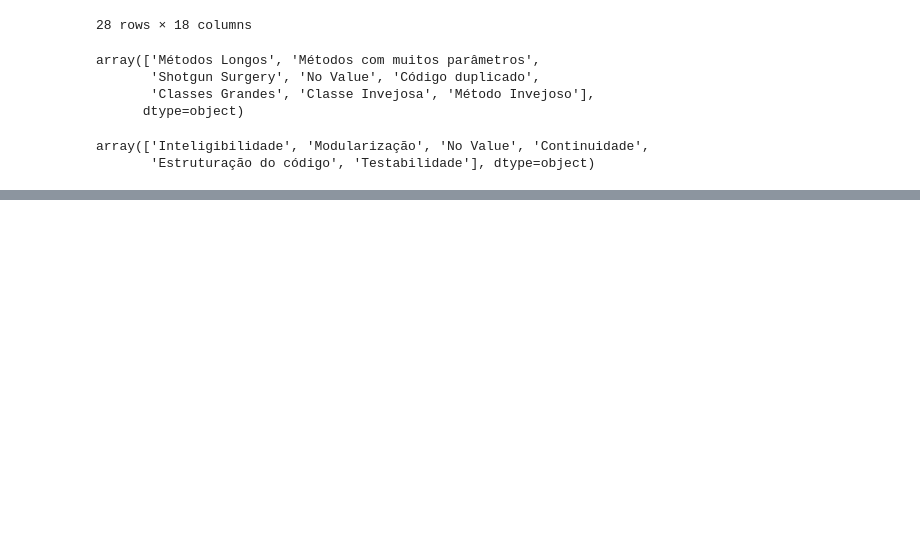
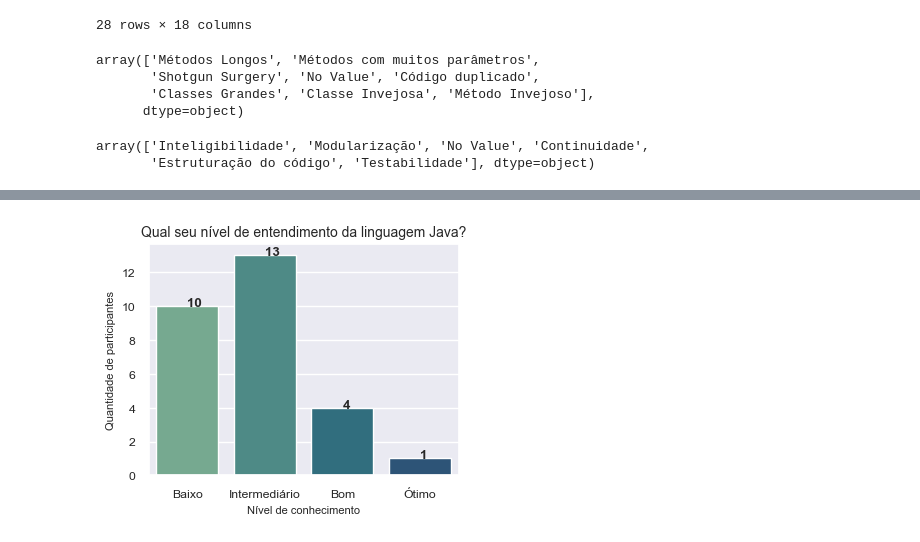
Before and after one commit to stefaneadna/Quality_Software, a Jupyter notebook: trabalho3/analise.ipynb, the cells around one changed output, grey strips where cells are left out. Drawn from its saved outputs; the diff is of its cells as text; code cells hidden in the pictures; blank space fills up the shorter version.

```diff
--- a/trabalho3/analise.ipynb
+++ b/trabalho3/analise.ipynb
@@ -137,0 +156,20 @@ plt.pie(data['1_Entendimento_Java'],labels=data['index'])
+# %%
+def bar(column_name,titulo):
+    sns.set_style("whitegrid")
+    sns.set(font_scale=0.8)
+    bar,ax = plt.subplots(figsize=(4,3))
+    ax = sns.countplot(x=df_form2[column_name],  palette="crest",orient='v', order=['Baixo',"Intermediário",'Bom',"Ótimo"])
+    ax.set_title(titulo, fontsize=10)
+    ax.set_ylabel("Quantidade de participantes", fontsize=8)
+    ax.set_xlabel("Nível de conhecimento", fontsize=8)
+    # calculate the percentages and annotate the sns barplot
+    for rect in ax.patches:
+        ax.text (rect.get_x() + rect.get_width() / 2,rect.get_height(),"%.f"% rect.get_height(), weight='bold' )
+
+bar("1_Entendimento_Java","Qual seu nível de entendimento da linguagem Java?")
+# bar('2_Entendimento_OO',"Qual seu nível de entendimento no paradigma de orientação a objetos?")
+# bar('3_Entendimento_Bad_Smells','Qual seu nível de entendimento a respeito do conteúdo de Bad Smells?')
+# bar('5_Atributos_Qualidade',"Qual seu nível de entendimento a respeito dos atributos de qualidade de software?")
+#Adiciona o "Nenhum"??
+# %% [output]
+[figure, added]
```
Also changed, not shown: parts of 7 cells of this notebook, 1 other file.
